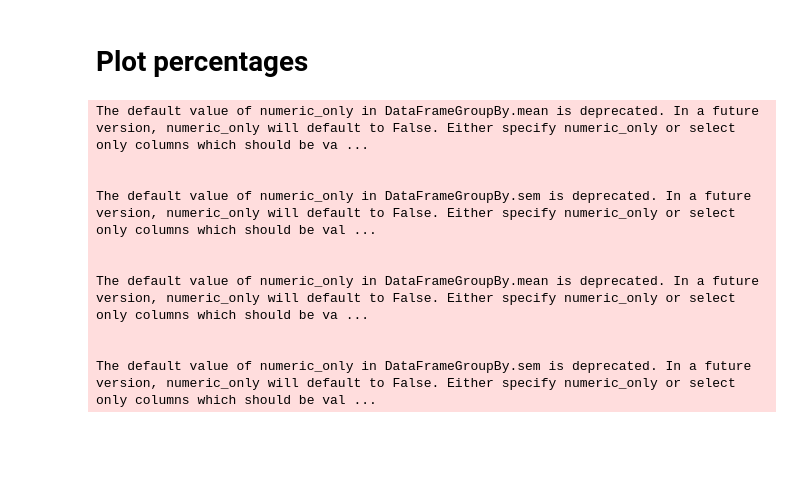
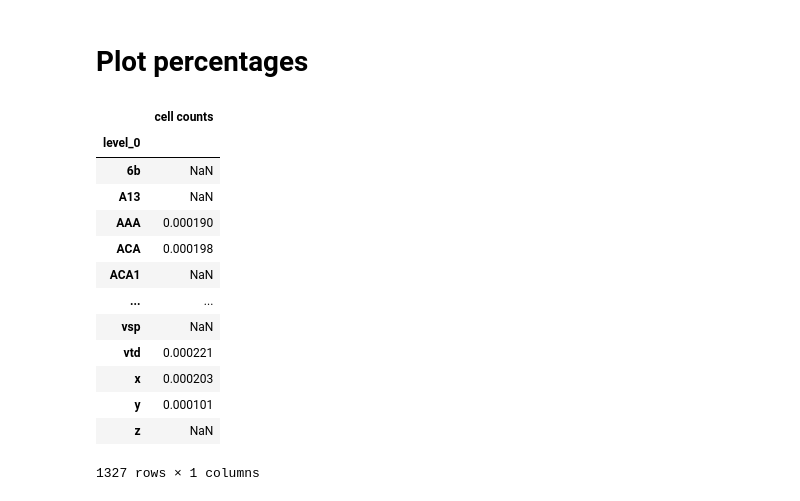
Before and after one commit to greenpolo/BraiAn, a Jupyter notebook: CFOS_cell_counts_CvS.ipynb, the cells around one changed output. Cells and saved outputs as stored; diff of their text form; code cells hidden in the pictures; blank space fills up the shorter version.

```diff
--- a/CFOS_cell_counts_CvS.ipynb
+++ b/CFOS_cell_counts_CvS.ipynb
@@ -327,6 +327,23 @@ Done!
 True
 # %% [markdown]
 # Plot percentages
+# %%
+control_avg
+# %% [output]
+|  | cell counts |
+| level_0 |  |
+| 6b | NaN |
+| A13 | NaN |
+| AAA | 0.000190 |
+| ACA | 0.000198 |
+| ACA1 | NaN |
+| ... | ... |
+| vsp | NaN |
+| vtd | 0.000221 |
+| x | 0.000203 |
+| y | 0.000101 |
+| z | NaN |
+1327 rows × 1 columns
 # %%
 # In this case we wanted to normalize it based on the density, rather then the Percentage
 # I didn't modify the various labels in the plot as I was just focused on adapting the code to our dataset, rather then polishing it
@@ -338,12 +355,12 @@ y_axis_label = 'region_names' # change this to 'acronym' to have acronyms on the
 
 # Calculate mean values
 control_df = pd.DataFrame(control_results[(tracer_to_plot,normalization)].rename('cell counts'))
-control_avg = control_df.reset_index().groupby('level_0').mean()
-control_sem = control_df.reset_index().groupby('level_0').sem()
+control_avg = control_df.reset_index().groupby('level_0').mean(numeric_only=True)
+control_sem = control_df.reset_index().groupby('level_0').sem(numeric_only=True)
 
 stress_df = pd.DataFrame(stress_results[(tracer_to_plot,normalization)].rename('cell counts'))
-stress_avg = stress_df.reset_index().groupby('level_0').mean()
-stress_sem = stress_df.reset_index().groupby('level_0').sem()
+stress_avg = stress_df.reset_index().groupby('level_0').mean(numeric_only=True)
+stress_sem = stress_df.reset_index().groupby('level_0').sem(numeric_only=True)
 
 # Determine which regions to plot
 mean_sum = control_avg + stress_avg
@@ -446,14 +463,3 @@ fig.show()
 # Save figure as PNG
 file_title = 'barplot_' + tracer_to_plot + '_' + normalization + 'CvS.png'
 fig.write_image(os.path.join(plots_output_path, file_title))
-# %% [output]
-The default value of numeric_only in DataFrameGroupBy.mean is deprecated. In a future version, numeric_only will default to False. Either specify numeric_only or select only columns which should be va ...
-
-
-The default value of numeric_only in DataFrameGroupBy.sem is deprecated. In a future version, numeric_only will default to False. Either specify numeric_only or select only columns which should be val ...
-
-
-The default value of numeric_only in DataFrameGroupBy.mean is deprecated. In a future version, numeric_only will default to False. Either specify numeric_only or select only columns which should be va ...
-
-
-The default value of numeric_only in DataFrameGroupBy.sem is deprecated. In a future version, numeric_only will default to False. Either specify numeric_only or select only columns which should be val ...
```
Also changed, not shown: parts of 4 cells of this notebook, 2 other files.
